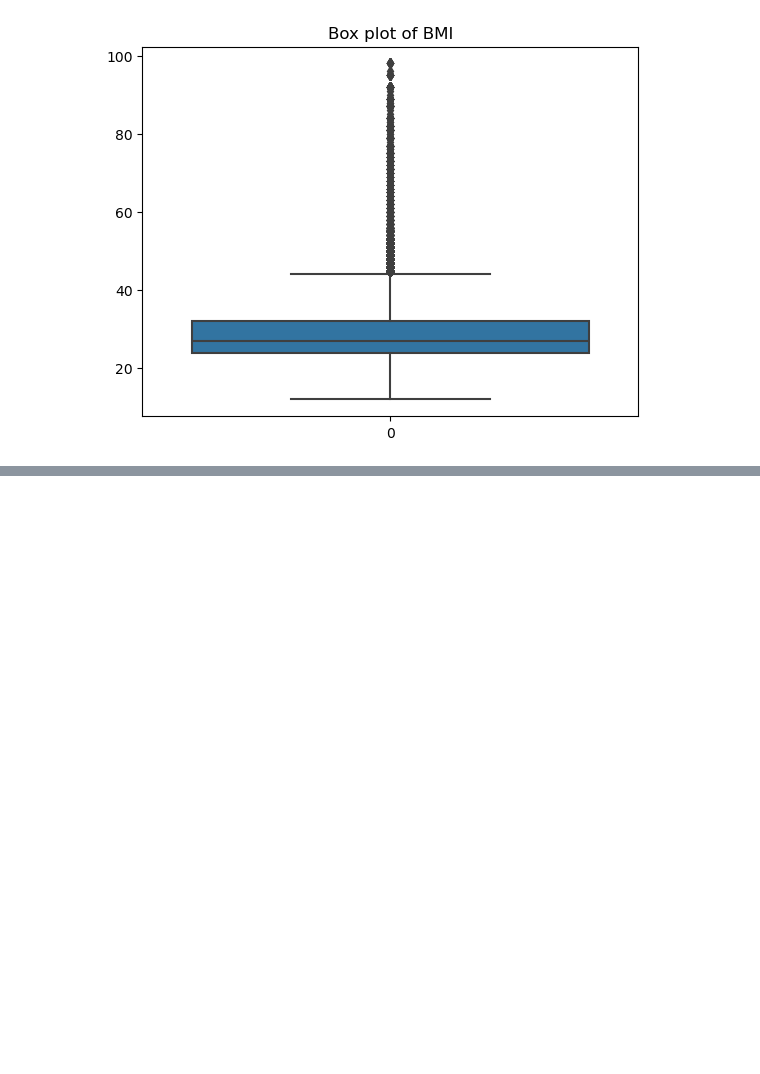
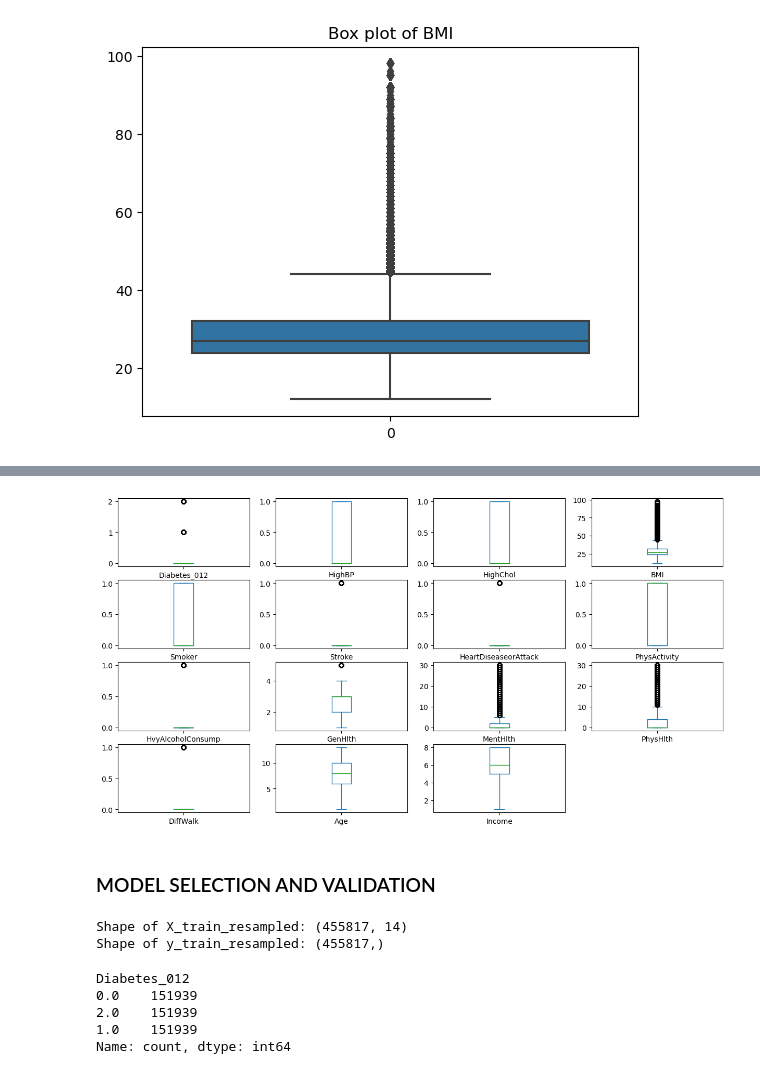
Before and after one commit to King-georges/Diabetes-Prediction-Project, a Jupyter notebook: Project_notebook.ipynb, the cells around one changed output, grey strips where cells are left out. Saved outputs shown, nothing was run; the diff lists cells and outputs as text; code cells hidden in the pictures; blank space fills up the shorter version.

Commit message:
Model selection and Validation

```diff
--- a/Project_notebook.ipynb
+++ b/Project_notebook.ipynb
@@ -726,0 +727,6 @@ outliers
+# %%
+df1.plot(kind="box", subplots=True, layout=(7,4), figsize=(15,14));
+# %% [output]
+[figure, added]
+# %% [markdown]
+### MODEL SELECTION AND VALIDATION
@@ -726,0 +747,21 @@ outliers
+# %%
+from imblearn.over_sampling import SMOTE
+# Instantiate SMOTE
+smote = SMOTE(random_state=42)
+# Apply SMOTE to the scaled training data
+X_train_resampled, y_train_resampled = smote.fit_resample(X_train_scaled, y_train)
+
+# Check the shape of resampled data
+print("Shape of X_train_resampled:", X_train_resampled.shape)
+print("Shape of y_train_resampled:", y_train_resampled.shape)
+# %% [output]
+Shape of X_train_resampled: (455817, 14)
+Shape of y_train_resampled: (455817,)
+# %%
+y_train_resampled.value_counts()
+# %% [output]
+Diabetes_012
+0.0    151939
+2.0    151939
+1.0    151939
+Name: count, dtype: int64
```
Also changed, not shown: parts of 9 cells of this notebook.
